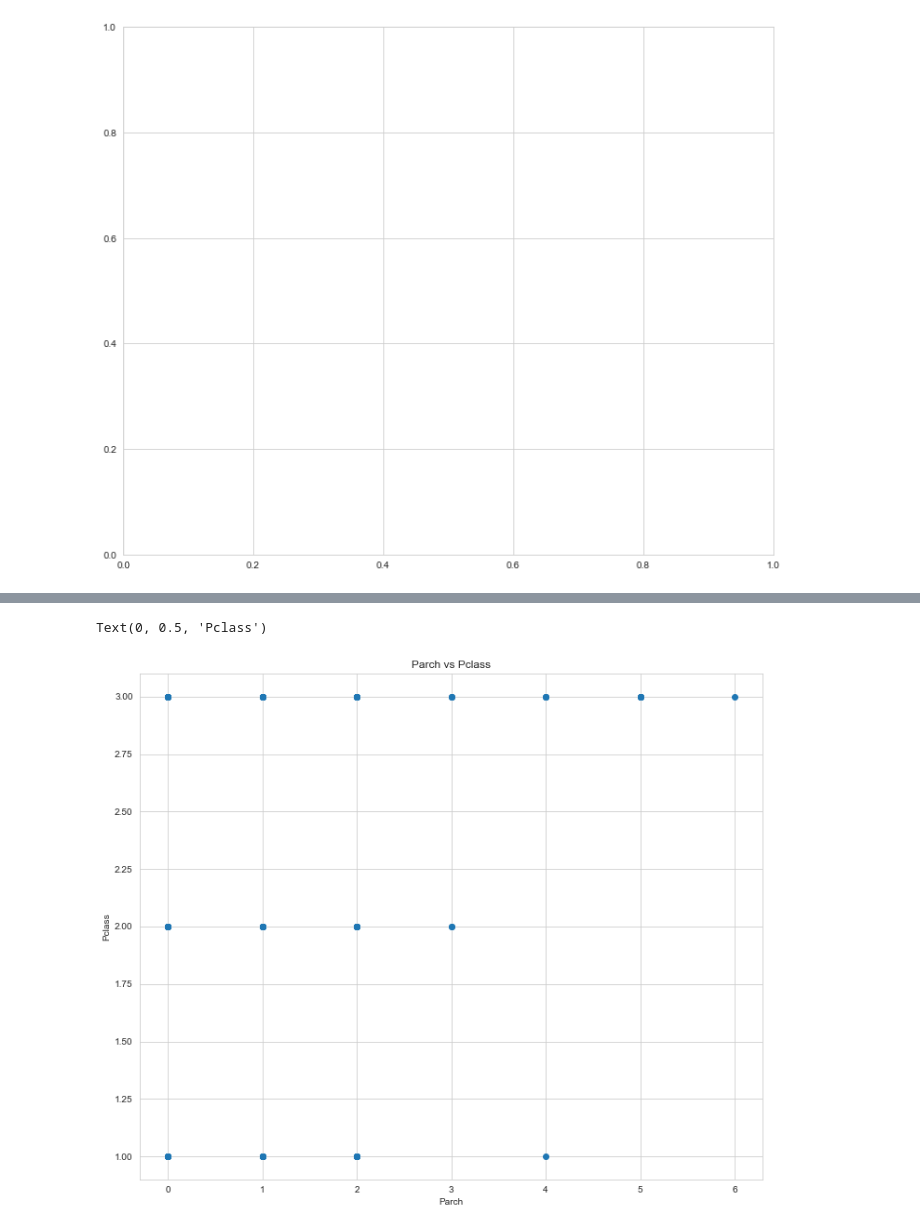
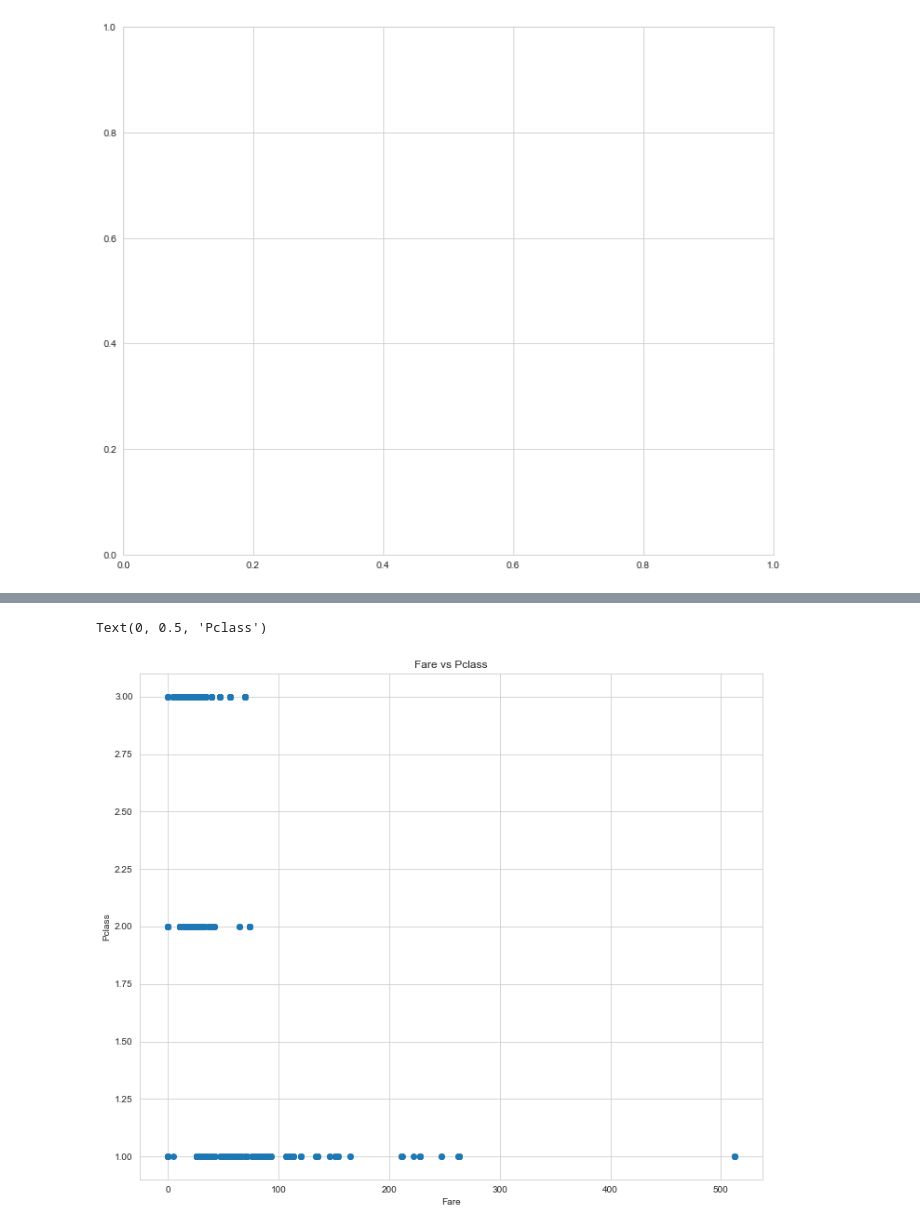
Before and after one commit to parjanyahk/titanicDataEda, a Jupyter notebook: titanicedaphk.ipynb, the cells around one changed output, grey strips where cells are left out. Cells and saved outputs as stored; diff of their text form; code cells hidden in the pictures.

```diff
--- a/titanicedaphk.ipynb
+++ b/titanicedaphk.ipynb
@@ -325,9 +360,9 @@ Text(0, 0.5, 'Survived')
 # %%
 plt.figure(figsize= (12, 10))
-plt.scatter(teda_cleaned['Parch'], teda_cleaned['Pclass'])
-plt.title('Parch vs Pclass')
-plt.xlabel('Parch')
+plt.scatter(teda_cleaned['Fare'], teda_cleaned['Pclass'])
+plt.title('Fare vs Pclass')
+plt.xlabel('Fare')
 plt.ylabel('Pclass')
 # %% [output]
 Text(0, 0.5, 'Pclass')
-[figure, old version]
+[figure, new version]
```
Also changed, not shown: parts of 10 cells of this notebook.
